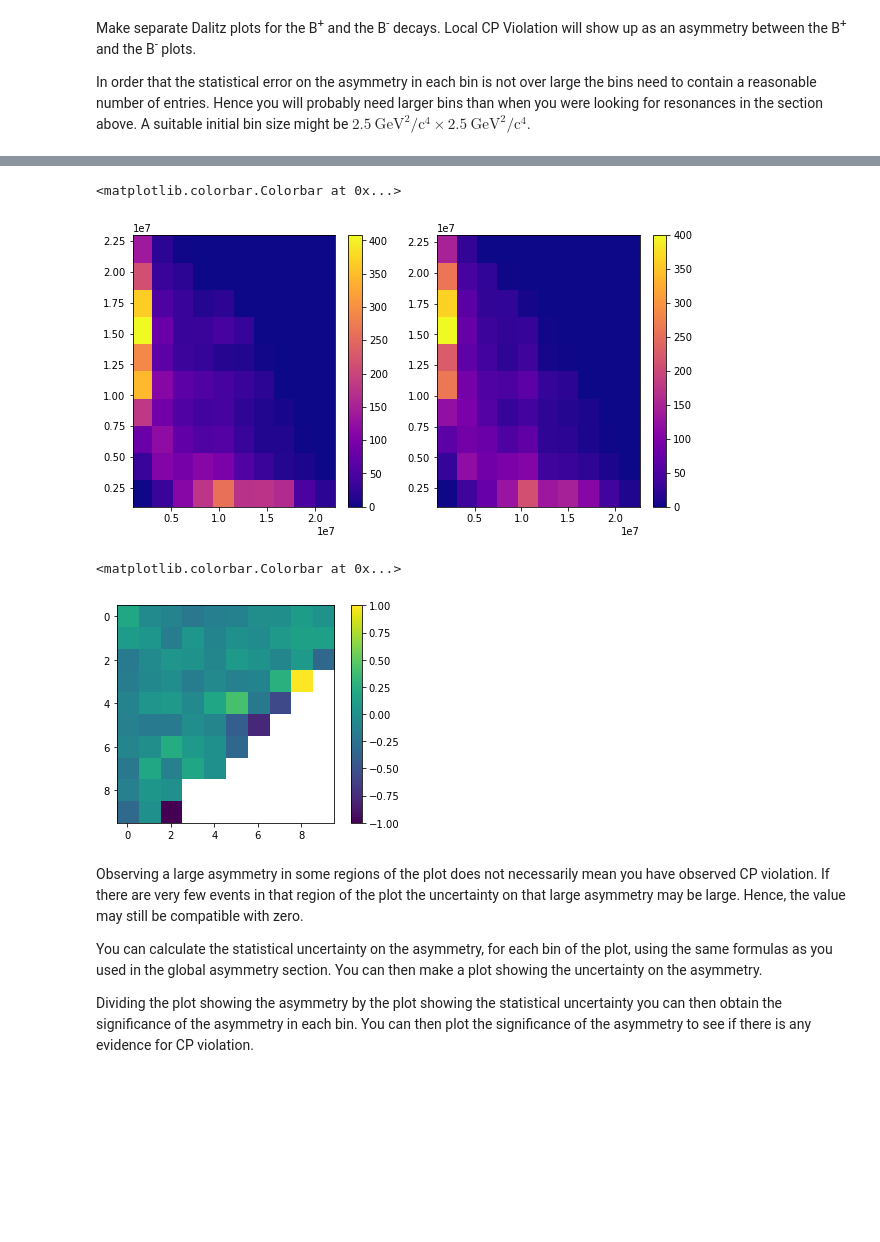
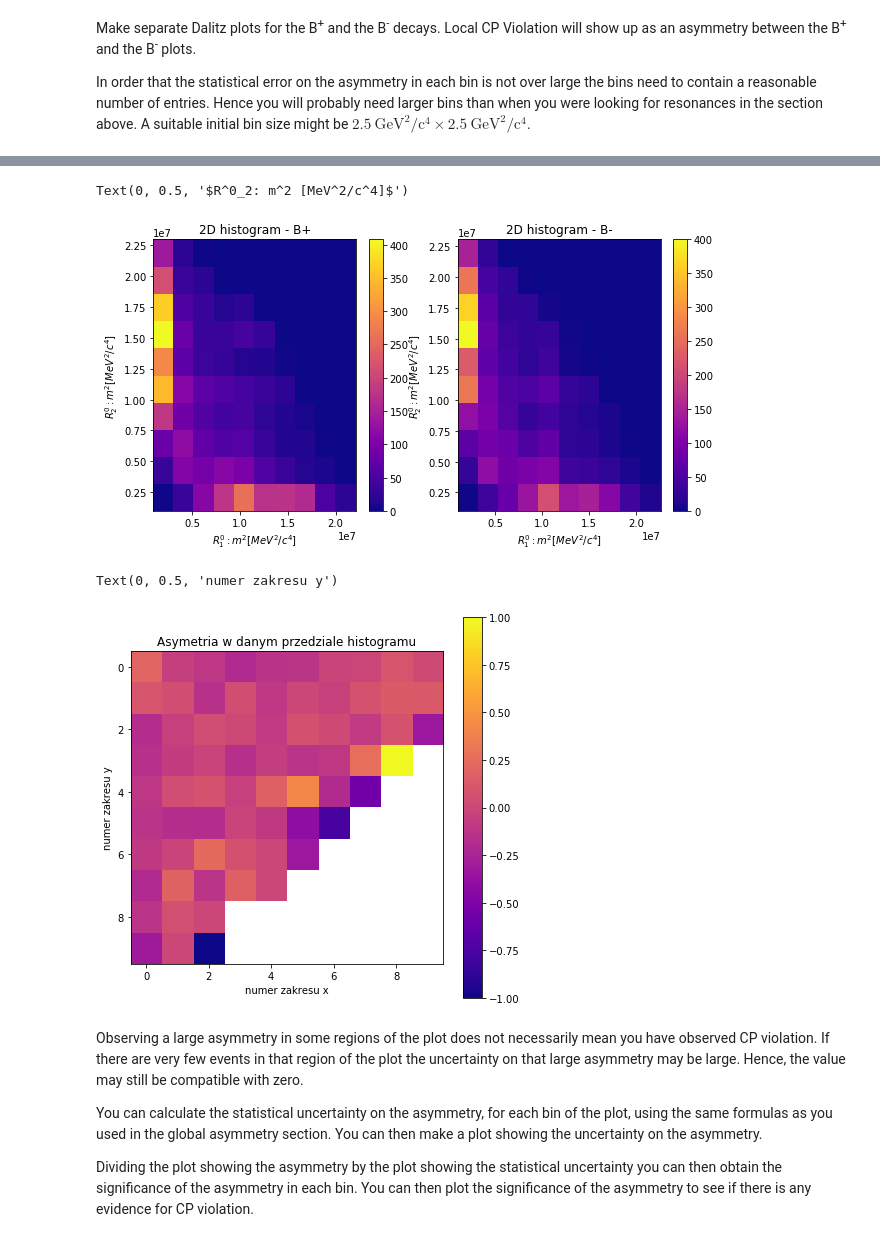
Before and after one commit to JTMalczewski/opendata-project-master, a Jupyter notebook: LHCb_Open_Data_Project.ipynb, the cells around one changed output, grey strips where cells are left out. Drawn from its saved outputs; the diff is of its cells as text; code cells hidden in the pictures; blank space fills up the shorter version.

```diff
--- a/LHCb_Open_Data_Project.ipynb
+++ b/LHCb_Open_Data_Project.ipynb
@@ -716,25 +775,45 @@ Text(0.5, 1.0, 'B-')
 # %%
 # make a Dalitz plot for the B- events
-# clustering = DBSCAN(eps=3, min_samples=2).fit(R_masses_true[0])
 
-(max(R_masses_true[0]**2) - min(R_masses_true[0]**2))/2500000
 plt.figure(figsize=(10,5))
+
 plt.subplot(1,2,1)
-hist_1 = plt.hist2d(R_masses_true[0]**2,R_masses_true[1]**2, bins=10,density=False, cmap = 'plasma')
+hist_1 = plt.hist2d(R_masses_true[0]**2,
+                    R_masses_true[1]**2,
+                    bins=10,
+                    density=False,
+                    cmap = 'plasma')
 plt.colorbar()
+plt.title('2D histogram - B+')
+plt.xlabel('$R^0_1: m^2 [MeV^2/c^4]$')
+plt.ylabel('$R^0_2: m^2 [MeV^2/c^4]$')
+
+
 plt.subplot(1,2,2)
-hist_2 = plt.hist2d(R_masses_true[2]**2,R_masses_true[3]**2, bins=10,density=False, cmap = 'plasma')
+hist_2 = plt.hist2d(R_masses_true[2]**2,
+                    R_masses_true[3]**2,
+                    bins=10,
+                    density=False,
+                    cmap = 'plasma')
 plt.colorbar()
+plt.title('2D histogram - B-')
+plt.xlabel('$R^0_1: m^2 [MeV^2/c^4]$')
+plt.ylabel('$R^0_2: m^2 [MeV^2/c^4]$')
 # %% [output]
-<matplotlib.colorbar.Colorbar at 0x...>
+Text(0, 0.5, '$R^0_2: m^2 [MeV^2/c^4]$')
-[figure, old version]
+[figure, new version]
 # %%
 asymetry = (hist_2[0] - hist_1[0])/(hist_2[0] + hist_1[0])
-plt.imshow(asymetry)
+
+plt.figure(figsize=(7,7))
+plt.imshow(asymetry,cmap = 'plasma')
 plt.colorbar()
+plt.title('Asymetria w danym przedziale histogramu')
+plt.xlabel('numer zakresu x')
+plt.ylabel('numer zakresu y')
 # %% [output]
-<matplotlib.colorbar.Colorbar at 0x...>
+Text(0, 0.5, 'numer zakresu y')
-[figure, old version]
+[figure, new version]
 # %%
 # Make a plot showing the asymmetry between these two Daltz plots
 # i.e. calculate the asymmetry between each bin of the B+ and B- Dalitz plots and show the result in another 2D plot
```
Also changed, not shown: parts of 6 cells of this notebook.
